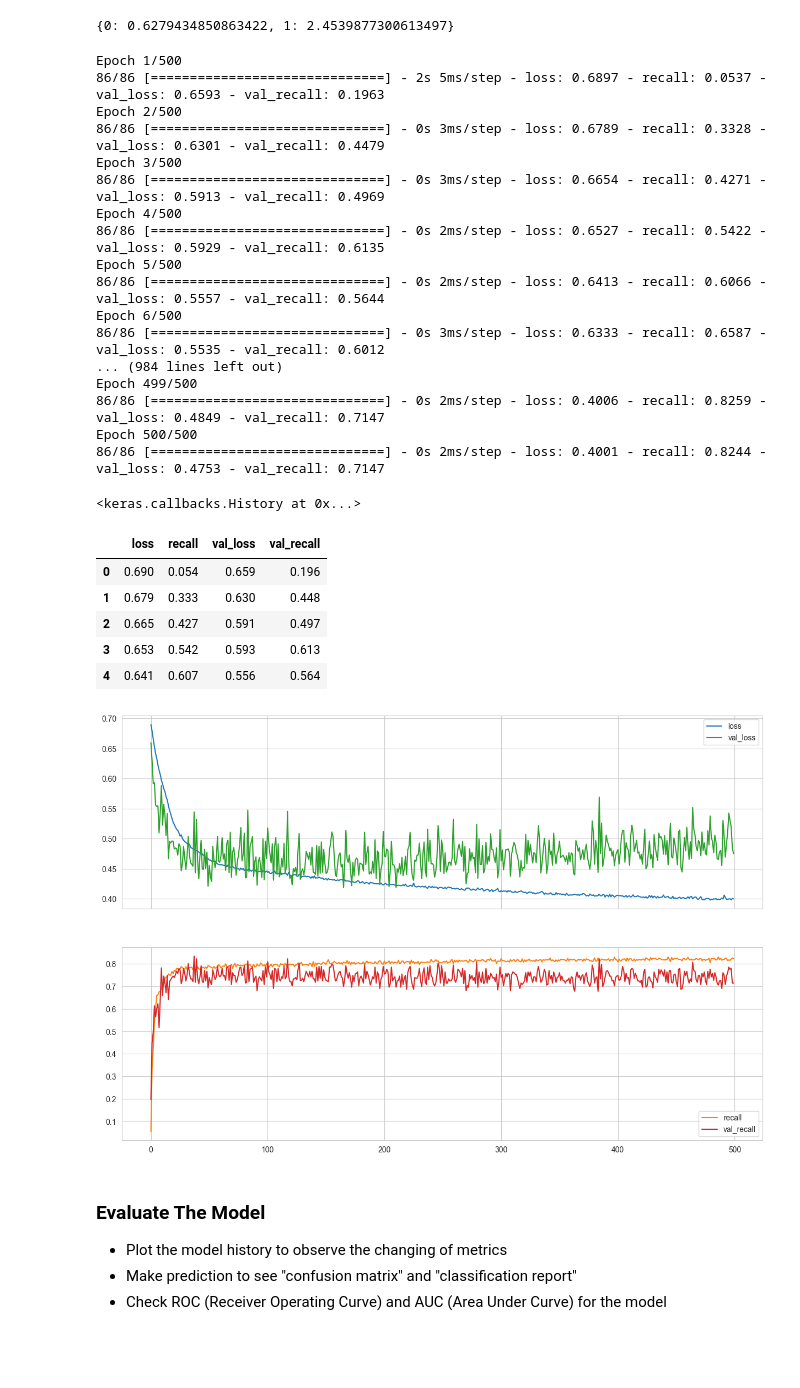
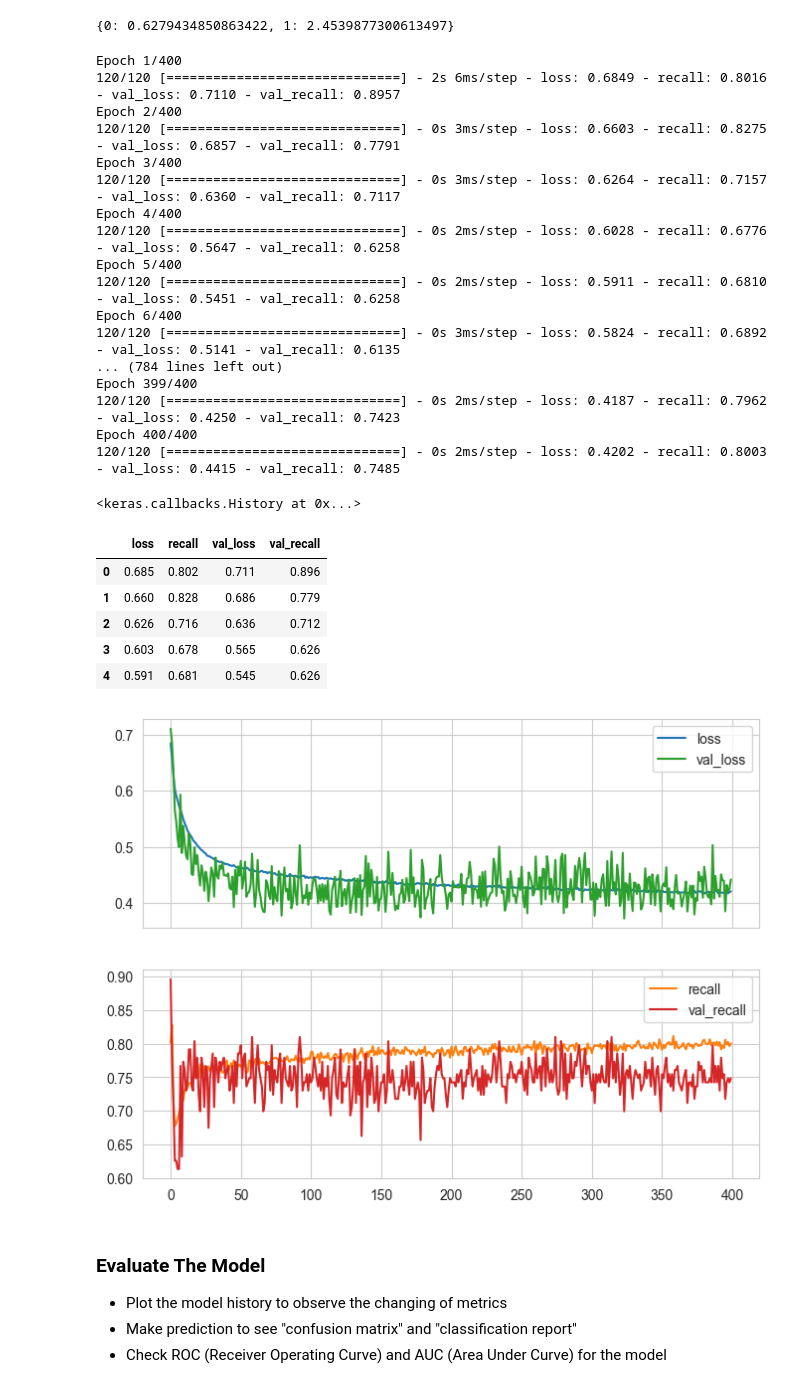
Before and after one commit to haticeyyildiz/Deep-Learning, a Jupyter notebook: Assignment - 1/DL-Assignment-1 (Classification with ANN-Churn Prediction)-Student.ipynb, the cells around one changed output. Drawn from its saved outputs; the diff is of its cells as text; code cells hidden in the pictures; blank space fills up the shorter version.

```diff
--- a/Assignment - 1/DL-Assignment-1 (Classification with ANN-Churn Prediction)-Student.ipynb
+++ b/Assignment - 1/DL-Assignment-1 (Classification with ANN-Churn Prediction)-Student.ipynb
@@ -600,7 +600,7 @@ X_train, X_test, y_train, y_test = train_test_split(
 )
 # %%
 X_train, X_val, y_train, y_val = train_test_split(
-    X_train, y_train, stratify=y_train, test_size=0.2, random_state=42
+    X_train, y_train, stratify=y_train, test_size=0.1, random_state=42
 )
 # %%
 scaler = MinMaxScaler()
@@ -787,13 +787,13 @@ Investigate how the "class_weight" hyper-parameter is used in a Neural Network.
 # %%
 tf.random.set_seed(42)
 
-model = Sequential()
+model1 = Sequential()
 
-model.add(Dense(18, activation = "relu", input_dim = X_train.shape[1]))
-model.add(Dense(9, activation = "relu"))
-model.add(Dense(4, activation = "relu"))
-model.add(Dense(1, activation = "sigmoid"))
-model.compile(optimizer = "adam", loss = "binary_crossentropy", metrics = ["Recall"])
+model1.add(Dense(18, activation = "relu", input_dim = X_train.shape[1]))
+model1.add(Dense(9, activation = "relu"))
+model1.add(Dense(4, activation = "relu"))
+model1.add(Dense(1, activation = "sigmoid"))
+model1.compile(optimizer = "adam", loss = "binary_crossentropy", metrics = ["Recall"])
 # %%
 from sklearn.utils import class_weight
 # %%
@@ -806,48 +806,48 @@ class_weights
 # %% [output]
 {0: 0.6279434850863422, 1: 2.4539877300613497}
 # %%
-model.fit(x=X_train,
+model1.fit(x=X_train,
           y=y_train,
           validation_data=(X_val, y_val),
-          batch_size= 75,
-          epochs=500,
+          batch_size= 60,
+          epochs=400,
           verbose=1,
          class_weight=class_weights
          )
 # %% [output]
-Epoch 1/500
-86/86 [==============================] - 2s 5ms/step - loss: 0.6897 - recall: 0.0537 - val_loss: 0.6593 - val_recall: 0.1963
-Epoch 2/500
-86/86 [==============================] - 0s 3ms/step - loss: 0.6789 - recall: 0.3328 - val_loss: 0.6301 - val_recall: 0.4479
-Epoch 3/500
-86/86 [==============================] - 0s 3ms/step - loss: 0.6654 - recall: 0.4271 - val_loss: 0.5913 - val_recall: 0.4969
-Epoch 4/500
-86/86 [==============================] - 0s 2ms/step - loss: 0.6527 - recall: 0.5422 - val_loss: 0.5929 - val_recall: 0.6135
-Epoch 5/500
-86/86 [==============================] - 0s 2ms/step - loss: 0.6413 - recall: 0.6066 - val_loss: 0.5557 - val_recall: 0.5644
-Epoch 6/500
-86/86 [==============================] - 0s 3ms/step - loss: 0.6333 - recall: 0.6587 - val_loss: 0.5535 - val_recall: 0.6012
-... (984 lines left out)
-Epoch 499/500
-86/86 [==============================] - 0s 2ms/step - loss: 0.4006 - recall: 0.8259 - val_loss: 0.4849 - val_recall: 0.7147
-Epoch 500/500
-86/86 [==============================] - 0s 2ms/step - loss: 0.4001 - recall: 0.8244 - val_loss: 0.4753 - val_recall: 0.7147
+Epoch 1/400
+120/120 [==============================] - 2s 6ms/step - loss: 0.6849 - recall: 0.8016 - val_loss: 0.7110 - val_recall: 0.8957
+Epoch 2/400
+120/120 [==============================] - 0s 3ms/step - loss: 0.6603 - recall: 0.8275 - val_loss: 0.6857 - val_recall: 0.7791
+Epoch 3/400
+120/120 [==============================] - 0s 3ms/step - loss: 0.6264 - recall: 0.7157 - val_loss: 0.6360 - val_recall: 0.7117
+Epoch 4/400
+120/120 [==============================] - 0s 2ms/step - loss: 0.6028 - recall: 0.6776 - val_loss: 0.5647 - val_recall: 0.6258
+Epoch 5/400
+120/120 [==============================] - 0s 2ms/step - loss: 0.5911 - recall: 0.6810 - val_loss: 0.5451 - val_recall: 0.6258
+Epoch 6/400
+120/120 [==============================] - 0s 3ms/step - loss: 0.5824 - recall: 0.6892 - val_loss: 0.5141 - val_recall: 0.6135
+... (784 lines left out)
+Epoch 399/400
+120/120 [==============================] - 0s 2ms/step - loss: 0.4187 - recall: 0.7962 - val_loss: 0.4250 - val_recall: 0.7423
+Epoch 400/400
+120/120 [==============================] - 0s 2ms/step - loss: 0.4202 - recall: 0.8003 - val_loss: 0.4415 - val_recall: 0.7485
 <keras.callbacks.History at 0x...>
 # %%
-loss_df = pd.DataFrame(model.history.history)
+loss_df = pd.DataFrame(model1.history.history)
 loss_df.head()
 # %% [output]
 |  | loss | recall | val_loss | val_recall |
-| 0 | 0.690 | 0.054 | 0.659 | 0.196 |
-| 1 | 0.679 | 0.333 | 0.630 | 0.448 |
-| 2 | 0.665 | 0.427 | 0.591 | 0.497 |
-| 3 | 0.653 | 0.542 | 0.593 | 0.613 |
-| 4 | 0.641 | 0.607 | 0.556 | 0.564 |
+| 0 | 0.685 | 0.802 | 0.711 | 0.896 |
+| 1 | 0.660 | 0.828 | 0.686 | 0.779 |
+| 2 | 0.626 | 0.716 | 0.636 | 0.712 |
+| 3 | 0.603 | 0.678 | 0.565 | 0.626 |
+| 4 | 0.591 | 0.681 | 0.545 | 0.626 |
 # %%
-loss_df.plot(subplots=[["loss","val_loss"],["recall","val_recall"]], layout=(2,1),figsize=(15,10))
+loss_df.plot(subplots=[["loss","val_loss"],["recall","val_recall"]], layout=(2,1),figsize=(8,6))
 plt.show()
 # %% [output]
-[figure, old version]
+[figure, new version]
 # %% [markdown]
 ### Evaluate The Model
 
```
Also changed, not shown: parts of 67 cells of this notebook.
